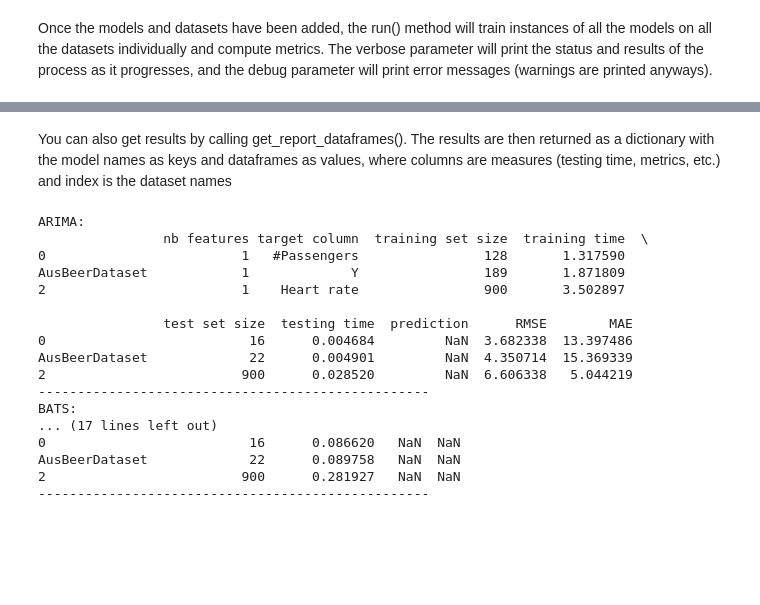
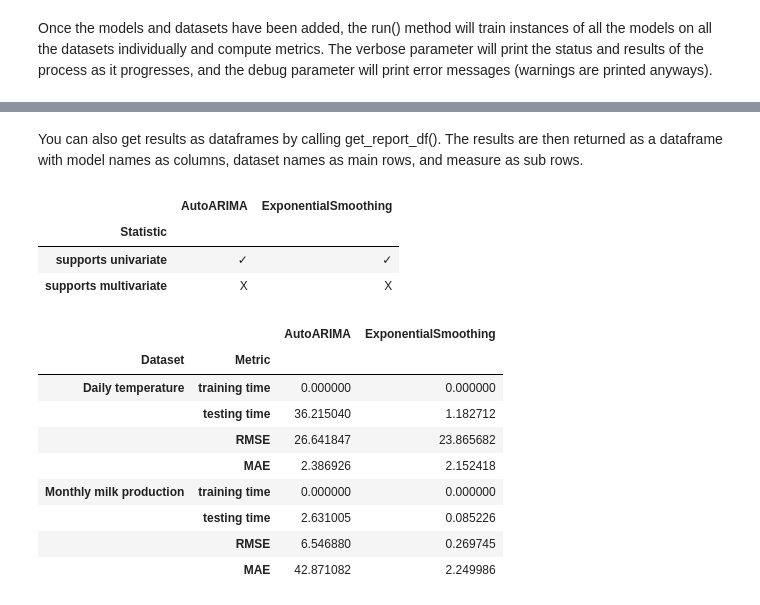
Before and after one commit to ontime-re/ontime, a Jupyter notebook: docs/user_guide/1_module/3-benchmarking/3.0-benchmarking.ipynb, the cells around one changed output, grey strips where cells are left out. Drawn from its saved outputs; the diff is of its cells as text; code cells hidden in the pictures; blank space fills up the shorter version.

Commit message:
Update benchmark module to add random predictions when running the benchmark, for example to plot some examples. Clean code and update dependencies.

```diff
--- a/docs/user_guide/1_module/3-benchmarking/3.0-benchmarking.ipynb
+++ b/docs/user_guide/1_module/3-benchmarking/3.0-benchmarking.ipynb
@@ -91,18 +51,14 @@ me2 = Benchmark.BenchmarkMetric(name="MAE", metric_function=darts.metrics.metric
 # %%
-benchmark = Benchmark(datasets = [d1, d2, d3], # datasets submitted as simple TimeSeries will be given a number as a name
-                      models = [m1, m2, m3],
-                      metrics = [me1, me2],
-                      train_proportion=0.9)
+benchmark = Benchmark(datasets=datasets,
+                      models=models,
+                      metrics=metrics)
 # %% [markdown]
 Datasets, models and metrics can also be added after instanciation. This allows to name datasets.
 # %%
-benchmark2 = Benchmark()
-benchmark2.add_model(m1)
-benchmark2.add_dataset(d1, name = "AirPassengerDataset")
-benchmark2.add_metric(me1)
+benchmark.add_dataset(BenchmarkDataset(Dataset.ETTh1Dataset.load(), input_length=1000, gap=0, stride=96, horizon=96, name = "ETTh1"))
 # %% [markdown]
 Once the models and datasets have been added, the run() method will train instances of all the models on all the datasets individually and compute metrics. The verbose parameter will print the status and results of the process as it progresses, and the debug parameter will print error messages (warnings are printed anyways).
 # %%
-benchmark.run(verbose = True, debug = True)
+benchmark.run(verbose=True)
 # %% [output]
 Starting evaluation...
@@ -261,26 +114,23 @@ MAE: nan
 # %% [markdown]
-You can also get results by calling get_report_dataframes(). The results are then returned as a dictionary with the model names as keys and dataframes as values, where columns are measures (testing time, metrics, etc.) and index is the dataset names
+You can also get results as dataframes by calling get_report_df(). The results are then returned as a dataframe with model names as columns, dataset names as main rows, and measure as sub rows.
 # %%
-dfs = benchmark.get_report_dataframes()
-for df in dfs.keys():
-    print(f'{df}:')
-    print(dfs[df])
-    print("--------------------------------------------------")
+df_1, df_2 = benchmark.get_report_df()
+df_1
 # %% [output]
-ARIMA:
-                nb features target column  training set size  training time  \
-0                         1   #Passengers                128       1.317590
-AusBeerDataset            1             Y                189       1.871809
-2                         1    Heart rate                900       3.502897
-
-                test set size  testing time  prediction      RMSE        MAE
-0                          16      0.004684         NaN  3.682338  13.397486
-AusBeerDataset             22      0.004901         NaN  4.350714  15.369339
-2                         900      0.028520         NaN  6.606338   5.044219
---------------------------------------------------
-BATS:
-... (17 lines left out)
-0                          16      0.086620   NaN  NaN
-AusBeerDataset             22      0.089758   NaN  NaN
-2                         900      0.281927   NaN  NaN
---------------------------------------------------
+|  | AutoARIMA | ExponentialSmoothing |
+| Statistic |  |  |
+| supports univariate | ✓ | ✓ |
+| supports multivariate | X | X |
+# %%
+df_2
+# %% [output]
+|  |  | AutoARIMA | ExponentialSmoothing |
+| Dataset | Metric |  |  |
+| Daily temperature | training time | 0.000000 | 0.000000 |
+|  | testing time | 36.215040 | 1.182712 |
+|  | RMSE | 26.641847 | 23.865682 |
+|  | MAE | 2.386926 | 2.152418 |
+| Monthly milk production | training time | 0.000000 | 0.000000 |
+|  | testing time | 2.631005 | 0.085226 |
+|  | RMSE | 6.546880 | 0.269745 |
+|  | MAE | 42.871082 | 2.249986 |
```
Also changed, not shown: parts of 25 cells of this notebook, 4 other files.
